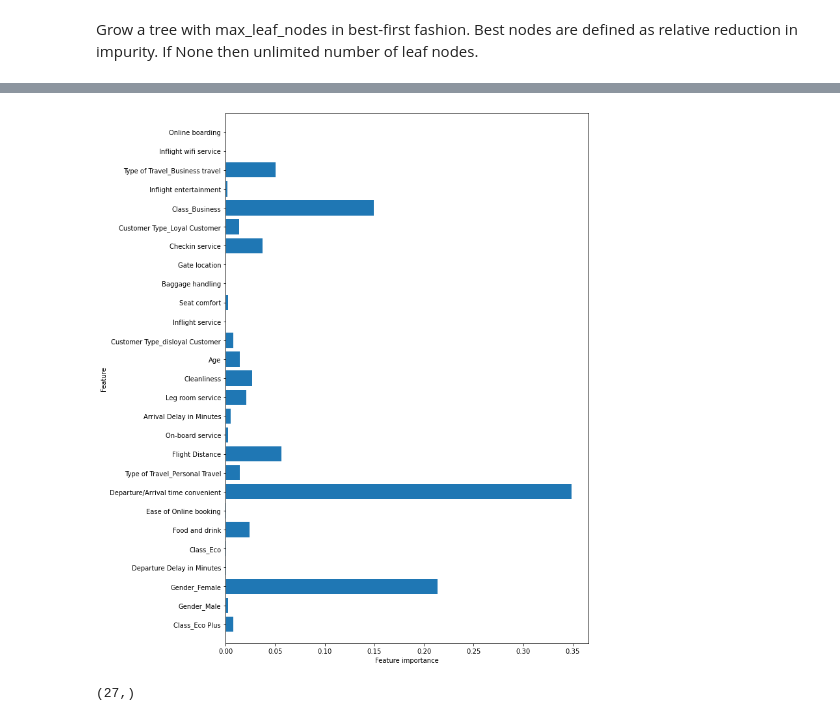
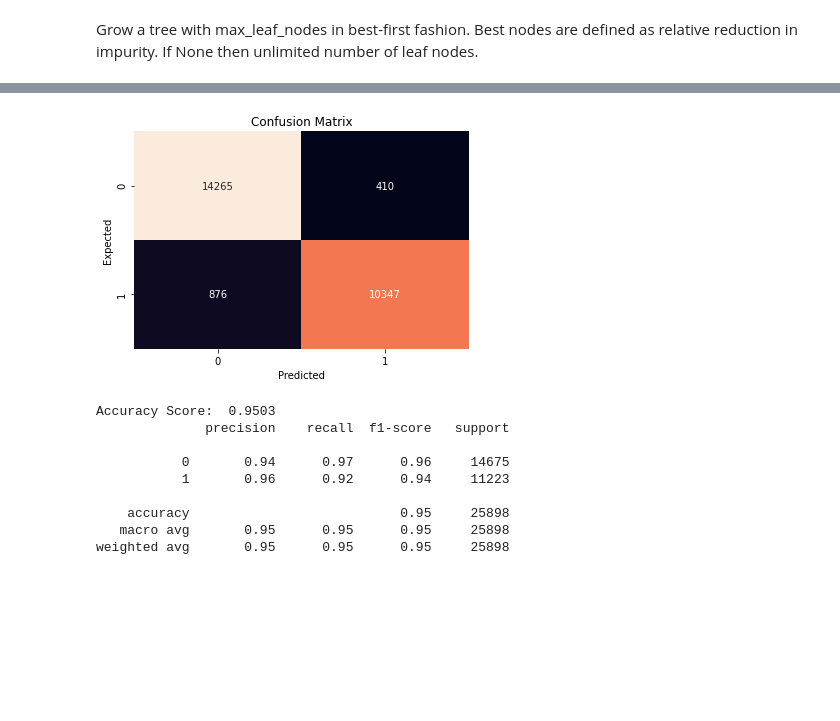
Before and after one commit to gpala7077/Classifying_Airline_Customer_Satisfication, a Jupyter notebook: Final_Project_decision_tree.ipynb, the cells around one changed output, grey strips where cells are left out. Saved outputs shown, nothing was run; the diff lists cells and outputs as text; code cells hidden in the pictures; blank space fills up the shorter version.

```diff
--- a/Final_Project_decision_tree.ipynb
+++ b/Final_Project_decision_tree.ipynb
@@ -229,14 +253,15 @@ NameError: name 'tree_gs' is not defined
 # %%
-dt = tree.DecisionTreeClassifier(min_samples_split=45,
-                                 min_samples_leaf=9,
-                                 max_leaf_nodes=190,
+dt = tree.DecisionTreeClassifier(min_samples_split=35,
+                                 min_samples_leaf=5,
+                                 max_leaf_nodes=356,
                                  max_depth=20,
                                  criterion='entropy',
                                  class_weight=None)
 
-dt.fit(X_train_s, y_train)
+fit = dt.fit(X_train_s, y_train)
 train_eval_score = dt.score(X_train_s, y_train)
 test_eval_score = dt.score(X_test_s, y_test)
+predicted = fit.predict(X_test_s)
 
 print("Evaluation scores Train {:.3f} Test {:.3f}".format(train_eval_score, test_eval_score))
 # %% [output]
@@ -297,18 +269,25 @@ array(['Class_Eco Plus', 'Gender_Male', 'Gender_Female',
-# %%
-plot_important_features(dt, feature_names)
-# %% [output]
-[figure, removed]
-# %%
-
-n_features = feature_names.shape[0]
-plt.figure(figsize=(10,15))
-plt.barh(range(n_features), feature_importances, align='center')
-
-plt.yticks(np.arange(n_features), feature_names)
-plt.xlabel("Feature importance")
-plt.ylabel("Feature")
-plt.ylim(-1, n_features)
-
-plt.show()
-# %% [output]
-(27,)
+# %%
+def fit_predict_score(y_test, predicted):
+    """Predicts the average accuracy score of a classifier clf and outputs a confusion matrix."""
+
+    #cross tabulation of predicted and actual values produces the correlation matrix
+    confusion_matrix =  pd.crosstab(index=np.ravel(y_test), columns=predicted.ravel(), rownames=['Expected'], colnames=['Predicted'])
+    sns.heatmap(confusion_matrix, annot=True, square=False, fmt='', cbar=False)
+    accuracy = np.round(metrics.accuracy_score(y_test , predicted),4)
+    plt.title("Confusion Matrix", fontsize = 12)
+    plt.show()
+    print("Accuracy Score: ",accuracy)
+    print (metrics.classification_report(y_test,predicted))
+# %%
+fit_predict_score(y_test, predicted)
+# %% [output]
+[figure, added]
+Accuracy Score:  0.9503
+              precision    recall  f1-score   support
+
+           0       0.94      0.97      0.96     14675
+           1       0.96      0.92      0.94     11223
+
+    accuracy                           0.95     25898
+   macro avg       0.95      0.95      0.95     25898
+weighted avg       0.95      0.95      0.95     25898
```
Also changed, not shown: parts of 23 cells of this notebook, 1 other file.
